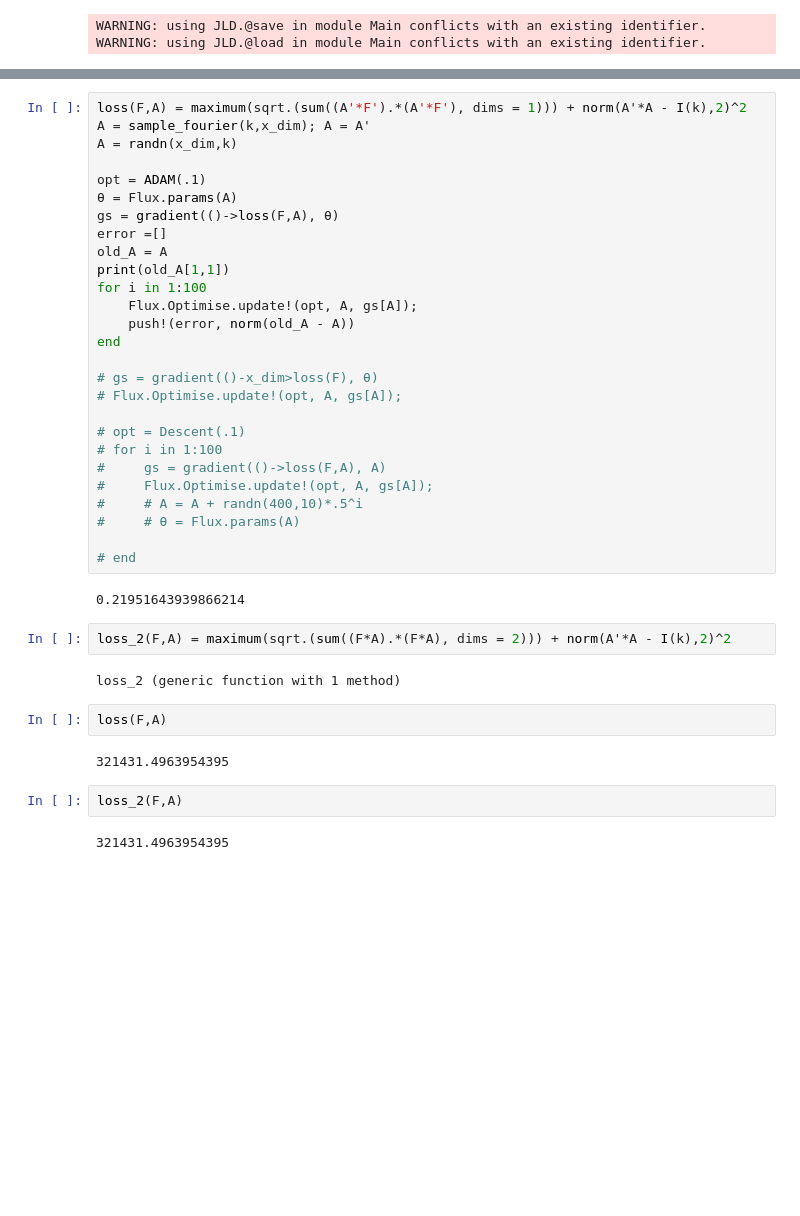
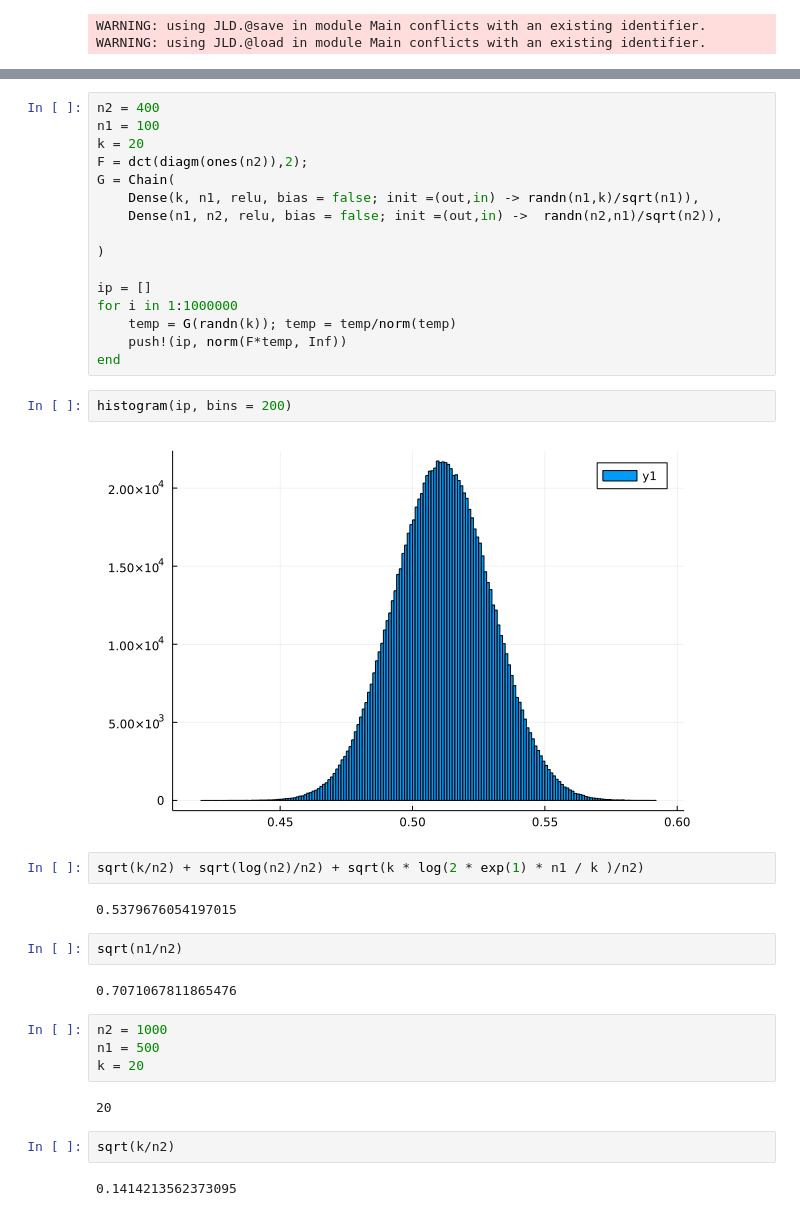
Before and after one commit to babhrujoshi/GNN_Isometries, a Jupyter notebook: test.ipynb, the cells around one changed output, grey strips where cells are left out. Saved outputs shown, nothing was run; the diff lists cells and outputs as text; blank space fills up the shorter version.

```diff
--- a/test.ipynb
+++ b/test.ipynb
@@ -33,41 +25,38 @@ print(A[1,1])
-# %%
-loss(F,A) = maximum(sqrt.(sum((A'*F').*(A'*F'), dims = 1))) + norm(A'*A - I(k),2)^2
-A = sample_fourier(k,x_dim); A = A'
-A = randn(x_dim,k)
-
-opt = ADAM(.1)
-θ = Flux.params(A)
-gs = gradient(()->loss(F,A), θ)
-error =[]
-old_A = A
-print(old_A[1,1])
-for i in 1:100
-    Flux.Optimise.update!(opt, A, gs[A]);
-    push!(error, norm(old_A - A))
-end
-
-# gs = gradient(()-x_dim>loss(F), θ)
-# Flux.Optimise.update!(opt, A, gs[A]);
-
-# opt = Descent(.1)
-# for i in 1:100
-#     gs = gradient(()->loss(F,A), A)
-#     Flux.Optimise.update!(opt, A, gs[A]);
-#     # A = A + randn(400,10)*.5^i
-#     # θ = Flux.params(A)
-
-# end
-# %% [output]
-0.21951643939866214
-# %%
-loss_2(F,A) = maximum(sqrt.(sum((F*A).*(F*A), dims = 2))) + norm(A'*A - I(k),2)^2
-# %% [output]
-loss_2 (generic function with 1 method)
-# %%
-loss(F,A)
-# %% [output]
-321431.4963954395
-# %%
-loss_2(F,A)
-# %% [output]
-321431.4963954395
+# %%
+n2 = 400
+n1 = 100
+k = 20
+F = dct(diagm(ones(n2)),2);
+G = Chain(
+    Dense(k, n1, relu, bias = false; init =(out,in) -> randn(n1,k)/sqrt(n1)),
+    Dense(n1, n2, relu, bias = false; init =(out,in) ->  randn(n2,n1)/sqrt(n2)),
+
+)
+
+ip = []
+for i in 1:1000000
+    temp = G(randn(k)); temp = temp/norm(temp)
+    push!(ip, norm(F*temp, Inf))
+end
+# %%
+histogram(ip, bins = 200)
+# %% [output]
+[figure, added]
+# %%
+sqrt(k/n2) + sqrt(log(n2)/n2) + sqrt(k * log(2 * exp(1) * n1 / k )/n2)
+# %% [output]
+0.5379676054197015
+# %%
+sqrt(n1/n2)
+# %% [output]
+0.7071067811865476
+# %%
+n2 = 1000
+n1 = 500
+k = 20
+# %% [output]
+20
+# %%
+sqrt(k/n2)
+# %% [output]
+0.1414213562373095
```
Also changed, not shown: parts of 1 cell of this notebook, 1 other file.
